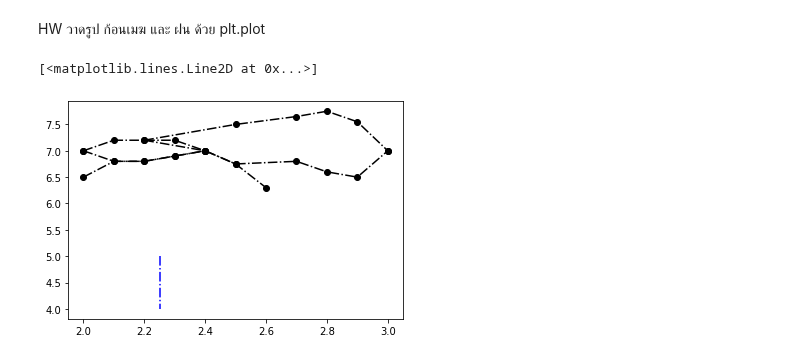
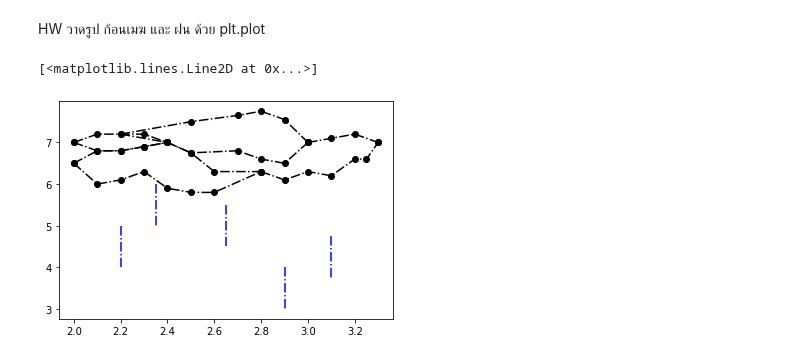
Before and after one commit to sitthatkaja/data_viz_2022, a Jupyter notebook: DataViz04_Data_Comparison.ipynb, the cells around one changed output. Cells and saved outputs as stored; diff of their text form; code cells hidden in the pictures.

```diff
--- a/DataViz04_Data_Comparison.ipynb
+++ b/DataViz04_Data_Comparison.ipynb
@@ -154,20 +154,28 @@ HW วาดรูป ก้อนเมฆ และ ฝน ด้วย plt.pl
 # %%
 #Cloud
 
 #เมฆ 1
 plt.plot([2,2.1,2.3,2.4],[7,7.2,7.2,7],'ko-.')
 plt.plot([2,2.1,2.2,2.3,2.4],[7,6.8,6.8,6.9,7],'ko-.')
 
 #เมฆ 2
 plt.plot([2.2,2.5,2.7,2.8,2.9,3],[7.2,7.5,7.65,7.75,7.55,7],'ko-.')
 plt.plot([2.2,2.4,2.5,2.7,2.8,2.9,3],[7.2,7,6.75,6.8,6.6,6.5,7],'ko-.')
 
 #เมฆ 3
-plt.plot([2,2.1,2.2,2.3,2.4,2.5,2.6],[6.5,6.8,6.8,6.9,7,6.75,6.3],'ko-.')
-plt.plot([],[],'ko-.')
+plt.plot([2,2.1,2.2,2.3,2.4,2.5,2.6,2.8],[6.5,6.8,6.8,6.9,7,6.75,6.3,6.3],'ko-.')
+plt.plot([2,2.1,2.2,2.3,2.4,2.5,2.6,2.8],[6.5,6,6.1,6.3,5.9,5.8,5.8,6.3],'ko-.')
+
+#เมฆ 4 เส้นเพิ่ม
+plt.plot([3,3.1,3.2,3.3],[7,7.1,7.2,7],'ko-.')
+plt.plot([2.8,2.9,3,3.1,3.2,3.25,3.3],[6.3,6.1,6.3,6.2,6.6,6.6,7],'ko-.')
 
 #Rain
-plt.plot([2.25,2.25],[5,4],'b-.')
+plt.plot([2.2,2.2],[5,4],'b-.')
+plt.plot([2.35,2.35],[6,5],'b-.')
+plt.plot([2.65,2.65],[5.5,4.5],'b-.')
+plt.plot([2.9,2.9],[4,3],'b-.')
+plt.plot([3.1,3.1],[4.75,3.75],'b-.')
 # %% [output]
 [<matplotlib.lines.Line2D at 0x...>]
-[figure, old version]
+[figure, new version]
```
